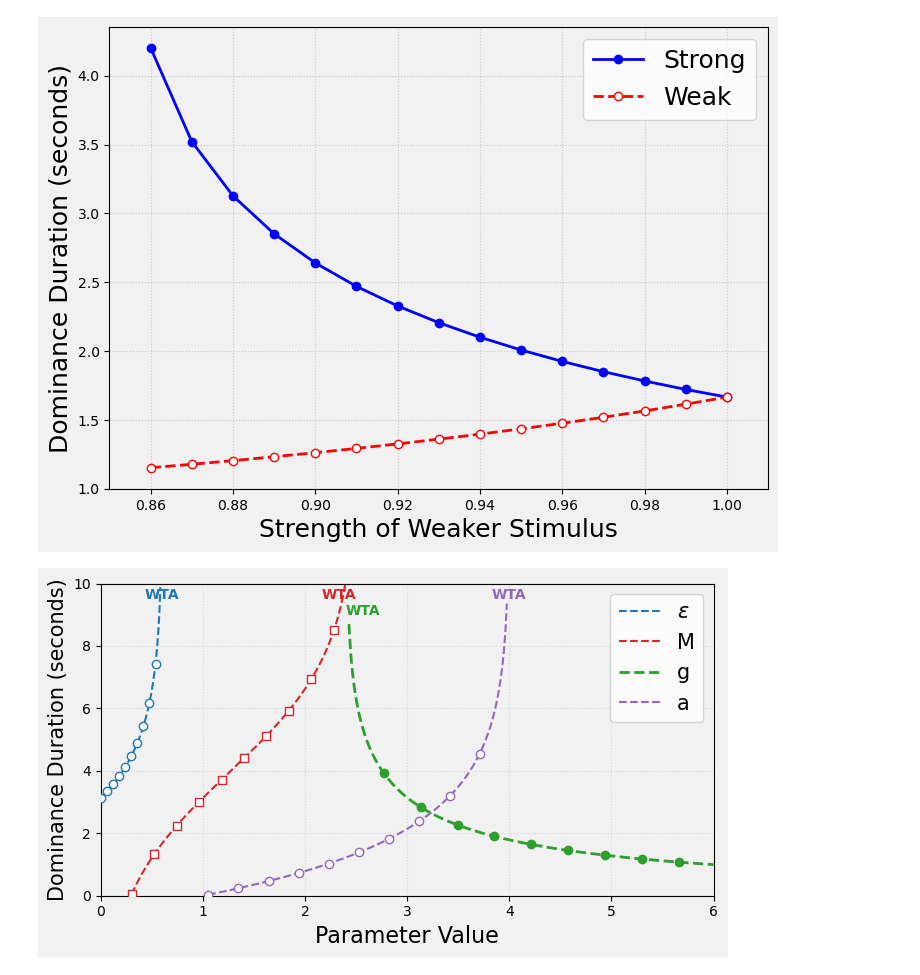
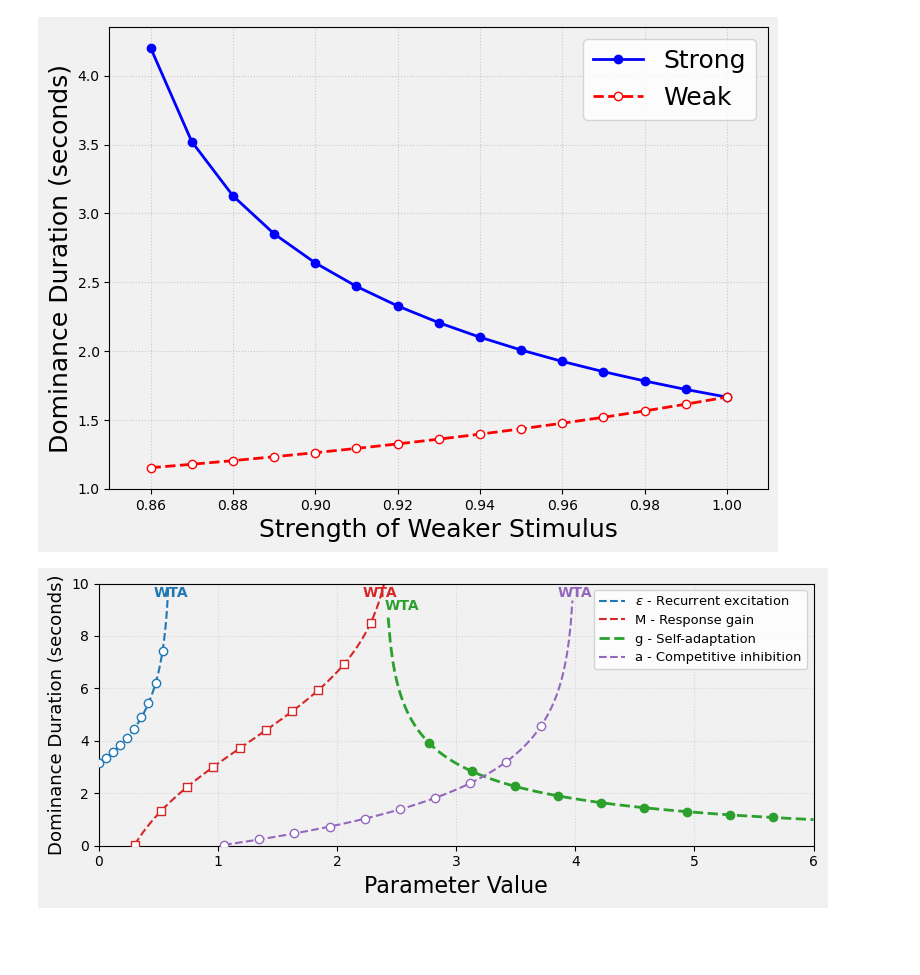
Before and after one commit to kavyavijaysankar/Binocular-Rivalry-and-Rivalry-Memory, a Jupyter notebook: simulations.ipynb, the cells around one changed output. Drawn from its saved outputs; the diff is of its cells as text; code cells hidden in the pictures; blank space fills up the shorter version.

```diff
--- a/simulations.ipynb
+++ b/simulations.ipynb
@@ -141,7 +138,7 @@ plt.show()
 # %% [output]
 [figure]
 # %%
-#Fig 5 - time course for symmetric input and asymmetric initial conditions
+#Fig 5
 
 def theoretical_duration(params, L=1.0, R=1.0):
     tau_H = 1.95
@@ -151,18 +148,16 @@ def theoretical_duration(params, L=1.0, R=1.0):
     a = params['a']
 
 
-    # Eq 8, solving for denominator tending to 0
+    # eq 8
     denom = (1/M) + g - eps - (a * (L/R))
 
     with np.errstate(divide='ignore', invalid='ignore'):
         arg = g / denom
         T = tau_H * np.log(arg)
-        # Filter out impossible regions (WTA or no oscillation)
         T = np.where((denom <= 0) | (arg <= 1.0), np.nan, T)
 
     return T
 
-# base parameters
 base = {'M': 1.0, 'g': 3.0, 'epsilon': 0.0, 'a': 3.4}
 
 
@@ -190,39 +185,39 @@ T_a = theoretical_duration({'M': 1.0, 'g': 3.0, 'epsilon': 0.0, 'a': a_vals})
 def ten_s_plot(T):
     return np.where(T > 10, np.nan, T) # cuts after 10 seconds
 
-fig = plt.figure(figsize=(7, 4))
+fig = plt.figure(figsize=(8, 3.5))
 fig.patch.set_facecolor('#f1f1f1')
 plt.gca().set_facecolor('#f1f1f1')
 
 c_eps = 'tab:blue'
 c_M = 'tab:red'
 c_g = 'tab:green'
 c_a = 'tab:purple'
 
-plt.plot(eps_vals, ten_s_plot(T_eps), '--', color=c_eps, label=r'$\epsilon$')
+plt.plot(eps_vals, ten_s_plot(T_eps), '--', color=c_eps, label=r'$\epsilon$ - Recurrent excitation')
 plt.scatter(eps_vals[::20], ten_s_plot(T_eps)[::20], color='white', edgecolors=c_eps, zorder=3)
 plt.text(eps_limit, 9.5, "WTA", color=c_eps, fontweight='bold', ha='center')
 
-plt.plot(M_vals, ten_s_plot(T_M), '--', color=c_M, label='M')
+plt.plot(M_vals, ten_s_plot(T_M), '--', color=c_M, label='M - Response gain')
 plt.scatter(M_vals[::20], ten_s_plot(T_M)[::20], marker='s', color='white', edgecolors=c_M, zorder=3)
 plt.text(M_limit, 9.5, "WTA", color=c_M, fontweight='bold', ha='right')
 
-plt.plot(g_vals, ten_s_plot(T_g), '--', color=c_g, linewidth=2, label='g')
+plt.plot(g_vals, ten_s_plot(T_g), '--', color=c_g, linewidth=2, label='g - Self-adaptation')
 plt.scatter(g_vals[::20], ten_s_plot(T_g)[::20], color=c_g, edgecolors=c_g, zorder=3)
 plt.text(g_limit, 9.0, "WTA", color=c_g, fontweight='bold', ha='left')
 
-plt.plot(a_vals, ten_s_plot(T_a), '--', color=c_a, label='a')
+plt.plot(a_vals, ten_s_plot(T_a), '--', color=c_a, label='a - Competitive inhibition')
 plt.scatter(a_vals[::20], ten_s_plot(T_a)[::20], color='white', edgecolors=c_a, zorder=3)
 plt.text(a_limit, 9.5, "WTA", color=c_a, fontweight='bold', ha='center')
 
 plt.xlabel('Parameter Value', fontsize=16)
-plt.ylabel('Dominance Duration (seconds)', fontsize=15)
+plt.ylabel('Dominance Duration (seconds)', fontsize=13)
 plt.ylim(0, 10)
 plt.xlim(0, 6)
-plt.legend(prop={'size': 15})
+plt.legend(prop={'size': 9.4})
 plt.grid(True, linestyle=':', alpha=0.4)
 plt.tight_layout()
 plt.show()
 # %% [output]
-[figure, old version]
+[figure, new version]
 # %%
```
Also changed, not shown: parts of 6 cells of this notebook.
